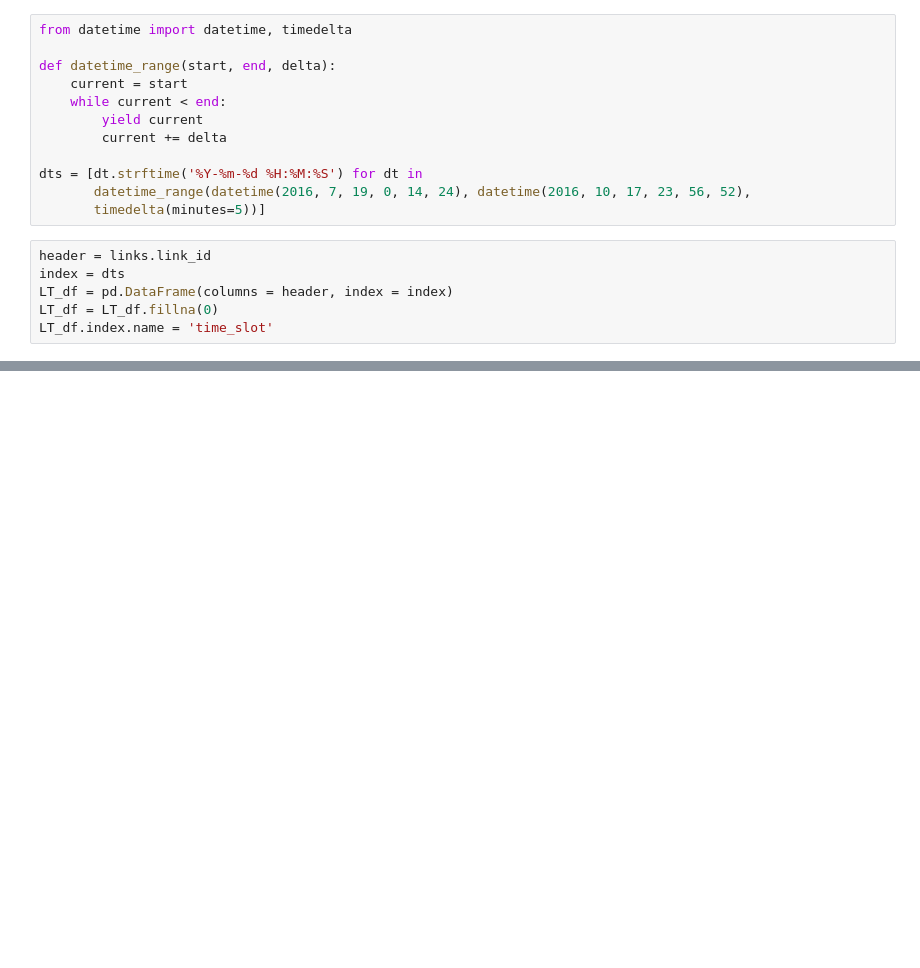
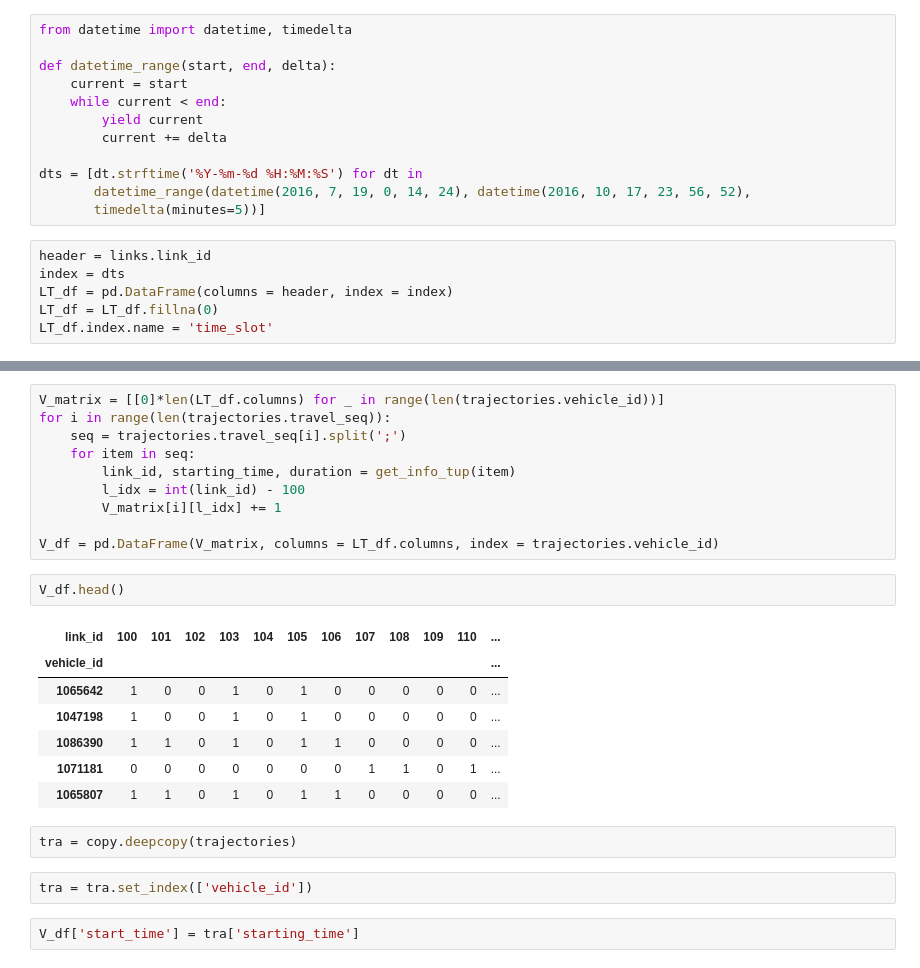
Before and after one commit to muciyuallen/TrafficFlowOptimization, a Jupyter notebook: Exploratory_Data_Analysis.ipynb, the cells around one changed output, grey strips where cells are left out. Cells and saved outputs as stored; diff of their text form; blank space fills up the shorter version.

Commit message:
update vehicle based dataframe

```diff
--- a/Exploratory_Data_Analysis.ipynb
+++ b/Exploratory_Data_Analysis.ipynb
@@ -294,3 +288,29 @@ Code Run Time:  14.531845999999998 seconds
 | 2016-07-19 01:35:00 | 0 | 1 | 1 | 1 | 1 | 0 | 1 | 3 | 3 | 1 | 3 | ... |
 | 2016-07-19 01:40:00 | 1 | 0 | 0 | 1 | 0 | 1 | 0 | 1 | 1 | 0 | 1 | ... |
 | 2016-07-19 01:45:00 | 1 | 2 | 2 | 3 | 2 | 1 | 2 | 1 | 1 | 2 | 1 | ... |
+# %%
+V_matrix = [[0]*len(LT_df.columns) for _ in range(len(trajectories.vehicle_id))]
+for i in range(len(trajectories.travel_seq)):
+    seq = trajectories.travel_seq[i].split(';')
+    for item in seq:
+        link_id, starting_time, duration = get_info_tup(item)
+        l_idx = int(link_id) - 100
+        V_matrix[i][l_idx] += 1
+
+V_df = pd.DataFrame(V_matrix, columns = LT_df.columns, index = trajectories.vehicle_id)
+# %%
+V_df.head()
+# %% [output]
+| link_id | 100 | 101 | 102 | 103 | 104 | 105 | 106 | 107 | 108 | 109 | 110 | ... |
+| vehicle_id |  |  |  |  |  |  |  |  |  |  |  | ... |
+| 1065642 | 1 | 0 | 0 | 1 | 0 | 1 | 0 | 0 | 0 | 0 | 0 | ... |
+| 1047198 | 1 | 0 | 0 | 1 | 0 | 1 | 0 | 0 | 0 | 0 | 0 | ... |
+| 1086390 | 1 | 1 | 0 | 1 | 0 | 1 | 1 | 0 | 0 | 0 | 0 | ... |
+| 1071181 | 0 | 0 | 0 | 0 | 0 | 0 | 0 | 1 | 1 | 0 | 1 | ... |
+| 1065807 | 1 | 1 | 0 | 1 | 0 | 1 | 1 | 0 | 0 | 0 | 0 | ... |
+# %%
+tra = copy.deepcopy(trajectories)
+# %%
+tra = tra.set_index(['vehicle_id'])
+# %%
+V_df['start_time'] = tra['starting_time']
```
Also changed, not shown: parts of 12 cells of this notebook.
